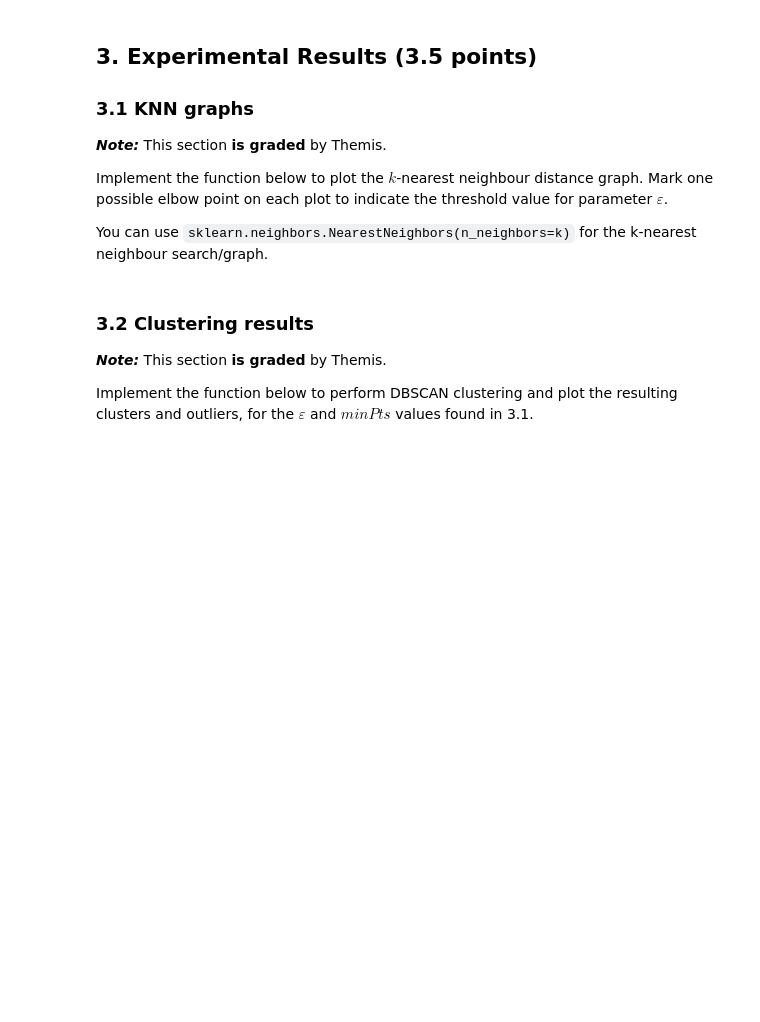
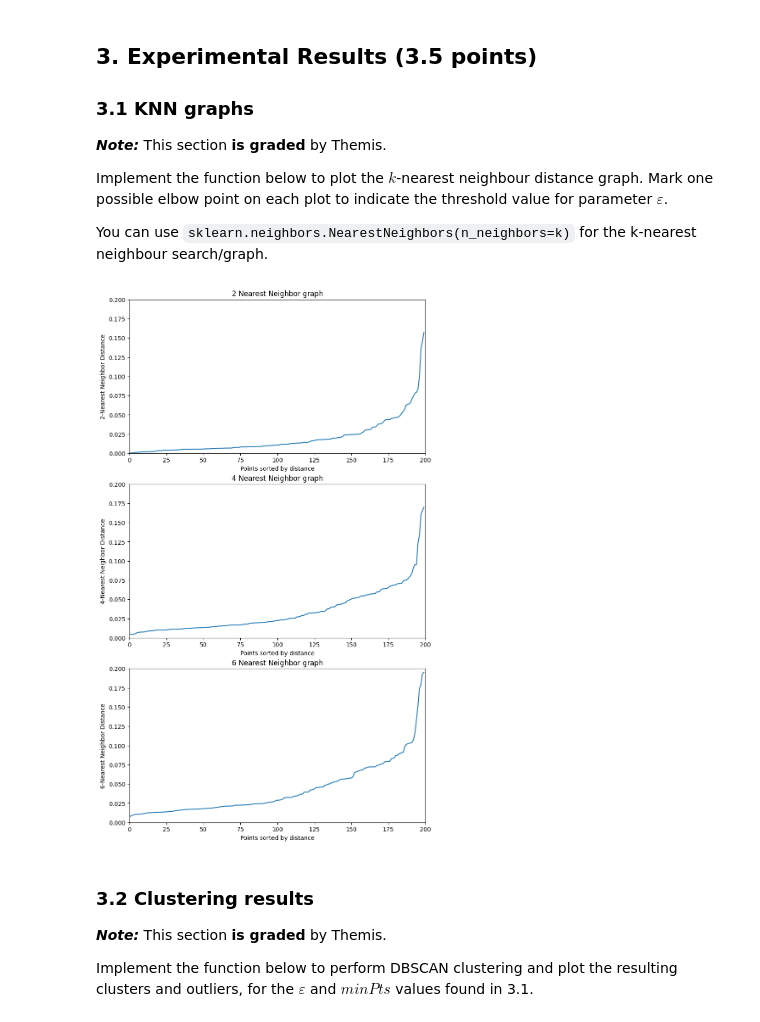
Before and after one commit to TheKingBlue/IntroductionToML, a Jupyter notebook: Assignment4/Assignment4.ipynb, the cells around one changed output. Drawn from its saved outputs; the diff is of its cells as text; code cells hidden in the pictures; blank space fills up the shorter version.

Commit message:
Update Q3.1 with plots for minPts

```diff
--- a/Assignment4/Assignment4.ipynb
+++ b/Assignment4/Assignment4.ipynb
@@ -181,6 +181,17 @@ def plot_knn(D, k, y=None):
     plt.ylabel(f'{k}-Nearest Neighbor Distance')
     if y:
         plt.axhline(y, ls='--')
+# %%
+minPts = [3, 5, 7]
+# %%
+plt.figure(figsize=(9, 16))
+for i, mp in enumerate(minPts):
+    plt.subplot(3, 1, i + 1)
+    plot_knn(data, mp - 1)
+    plt.xlim(0, len(data))
+    plt.ylim(0, 0.2)
+# %% [output]
+[figure, added]
 # %% [markdown]
 ### 3.2 Clustering results
 
```
